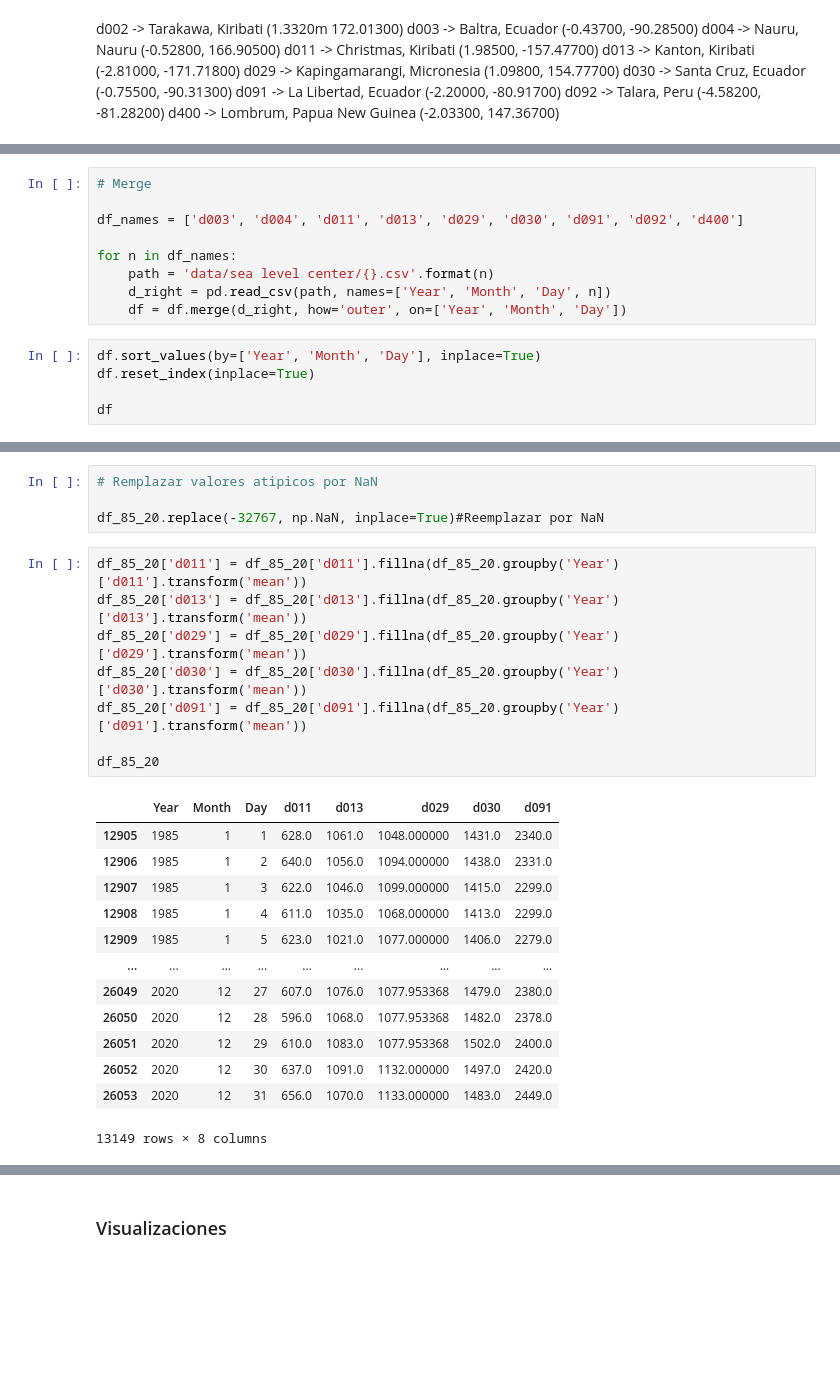
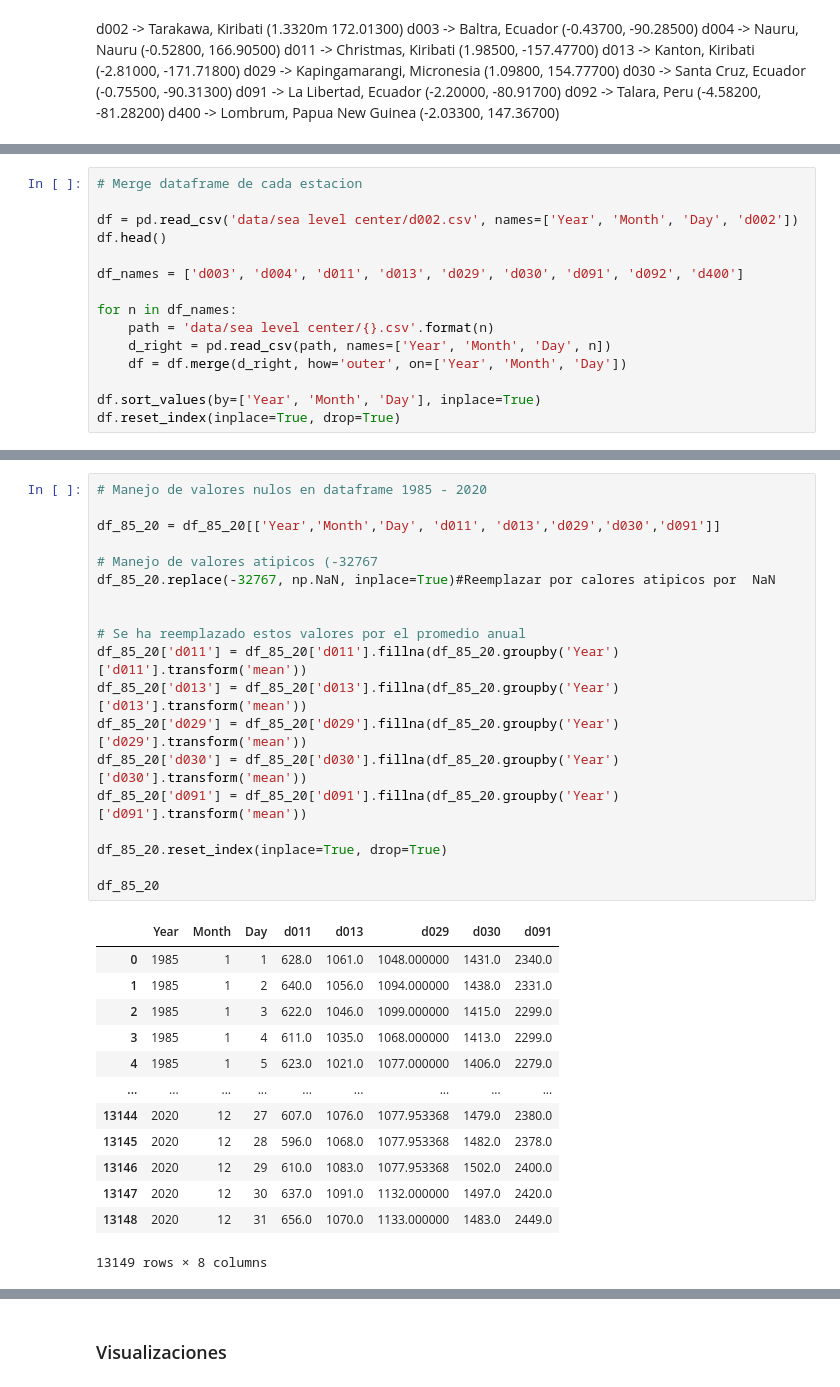
Before and after one commit to paulabenites/sea-level-variability, a Jupyter notebook: Sea Level Variability.ipynb, the cells around one changed output, grey strips where cells are left out. Drawn from its saved outputs; the diff is of its cells as text; blank space fills up the shorter version.

```diff
--- a/Sea Level Variability.ipynb
+++ b/Sea Level Variability.ipynb
@@ -30,5 +21,8 @@ df.head()
 # %%
-# Merge
+# Merge dataframe de cada estacion
+
+df = pd.read_csv('data/sea level center/d002.csv', names=['Year', 'Month', 'Day', 'd002'])
+df.head()
 
 df_names = ['d003', 'd004', 'd011', 'd013', 'd029', 'd030', 'd091', 'd092', 'd400']
 
@@ -36,8 +30,6 @@ for n in df_names:
     path = 'data/sea level center/{}.csv'.format(n)
     d_right = pd.read_csv(path, names=['Year', 'Month', 'Day', n])
     df = df.merge(d_right, how='outer', on=['Year', 'Month', 'Day'])
+
+df.sort_values(by=['Year', 'Month', 'Day'], inplace=True)
+df.reset_index(inplace=True, drop=True)
-# %%
-df.sort_values(by=['Year', 'Month', 'Day'], inplace=True)
-df.reset_index(inplace=True)
-
-df
@@ -205,26 +162,33 @@ df_85_20.loc[df_85_20['d011']== -32767]
-# %%
-# Remplazar valores atipicos por NaN
-
-df_85_20.replace(-32767, np.NaN, inplace=True)#Reemplazar por NaN
 # %%
+# Manejo de valores nulos en dataframe 1985 - 2020
+
+df_85_20 = df_85_20[['Year','Month','Day', 'd011', 'd013','d029','d030','d091']]
+
+# Manejo de valores atipicos (-32767
+df_85_20.replace(-32767, np.NaN, inplace=True)#Reemplazar por calores atipicos por  NaN
+
+
+# Se ha reemplazado estos valores por el promedio anual
 df_85_20['d011'] = df_85_20['d011'].fillna(df_85_20.groupby('Year')['d011'].transform('mean'))
 df_85_20['d013'] = df_85_20['d013'].fillna(df_85_20.groupby('Year')['d013'].transform('mean'))
 df_85_20['d029'] = df_85_20['d029'].fillna(df_85_20.groupby('Year')['d029'].transform('mean'))
 df_85_20['d030'] = df_85_20['d030'].fillna(df_85_20.groupby('Year')['d030'].transform('mean'))
 df_85_20['d091'] = df_85_20['d091'].fillna(df_85_20.groupby('Year')['d091'].transform('mean'))
 
+df_85_20.reset_index(inplace=True, drop=True)
+
 df_85_20
 # %% [output]
 |  | Year | Month | Day | d011 | d013 | d029 | d030 | d091 |
-| 12905 | 1985 | 1 | 1 | 628.0 | 1061.0 | 1048.000000 | 1431.0 | 2340.0 |
-| 12906 | 1985 | 1 | 2 | 640.0 | 1056.0 | 1094.000000 | 1438.0 | 2331.0 |
-| 12907 | 1985 | 1 | 3 | 622.0 | 1046.0 | 1099.000000 | 1415.0 | 2299.0 |
-| 12908 | 1985 | 1 | 4 | 611.0 | 1035.0 | 1068.000000 | 1413.0 | 2299.0 |
-| 12909 | 1985 | 1 | 5 | 623.0 | 1021.0 | 1077.000000 | 1406.0 | 2279.0 |
+| 0 | 1985 | 1 | 1 | 628.0 | 1061.0 | 1048.000000 | 1431.0 | 2340.0 |
+| 1 | 1985 | 1 | 2 | 640.0 | 1056.0 | 1094.000000 | 1438.0 | 2331.0 |
+| 2 | 1985 | 1 | 3 | 622.0 | 1046.0 | 1099.000000 | 1415.0 | 2299.0 |
+| 3 | 1985 | 1 | 4 | 611.0 | 1035.0 | 1068.000000 | 1413.0 | 2299.0 |
+| 4 | 1985 | 1 | 5 | 623.0 | 1021.0 | 1077.000000 | 1406.0 | 2279.0 |
 | ... | ... | ... | ... | ... | ... | ... | ... | ... |
-| 26049 | 2020 | 12 | 27 | 607.0 | 1076.0 | 1077.953368 | 1479.0 | 2380.0 |
-| 26050 | 2020 | 12 | 28 | 596.0 | 1068.0 | 1077.953368 | 1482.0 | 2378.0 |
-| 26051 | 2020 | 12 | 29 | 610.0 | 1083.0 | 1077.953368 | 1502.0 | 2400.0 |
-| 26052 | 2020 | 12 | 30 | 637.0 | 1091.0 | 1132.000000 | 1497.0 | 2420.0 |
-| 26053 | 2020 | 12 | 31 | 656.0 | 1070.0 | 1133.000000 | 1483.0 | 2449.0 |
+| 13144 | 2020 | 12 | 27 | 607.0 | 1076.0 | 1077.953368 | 1479.0 | 2380.0 |
+| 13145 | 2020 | 12 | 28 | 596.0 | 1068.0 | 1077.953368 | 1482.0 | 2378.0 |
+| 13146 | 2020 | 12 | 29 | 610.0 | 1083.0 | 1077.953368 | 1502.0 | 2400.0 |
+| 13147 | 2020 | 12 | 30 | 637.0 | 1091.0 | 1132.000000 | 1497.0 | 2420.0 |
+| 13148 | 2020 | 12 | 31 | 656.0 | 1070.0 | 1133.000000 | 1483.0 | 2449.0 |
 13149 rows × 8 columns
```
Also changed, not shown: parts of 26 cells of this notebook.
